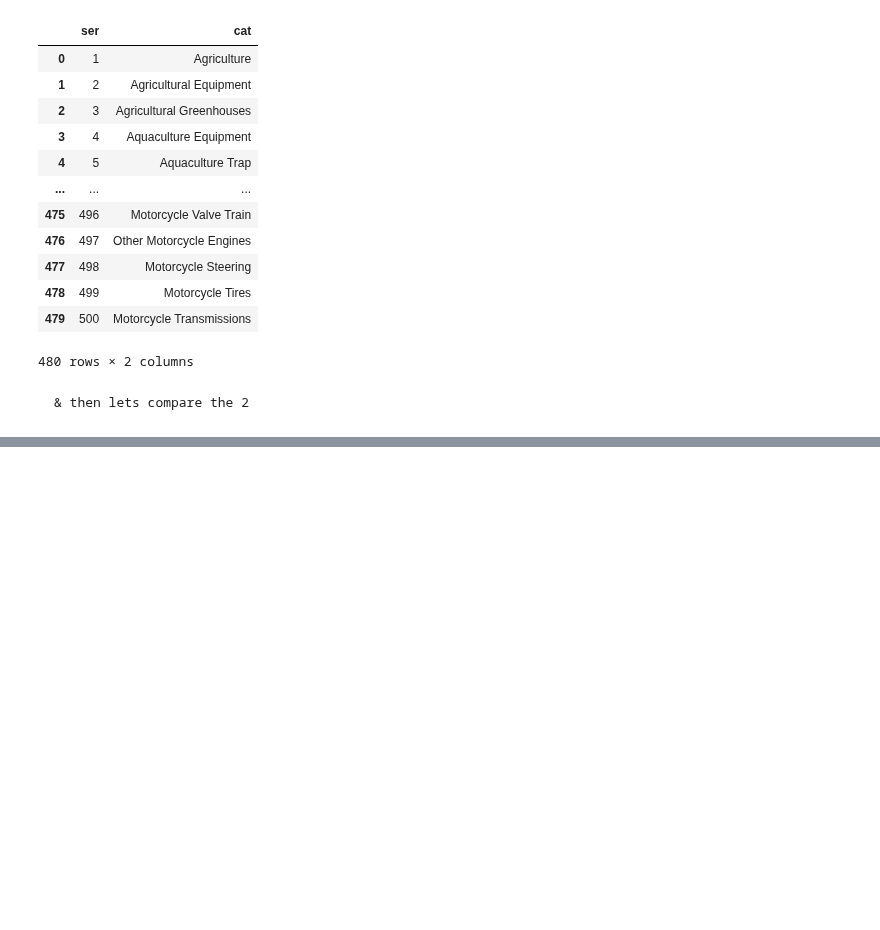
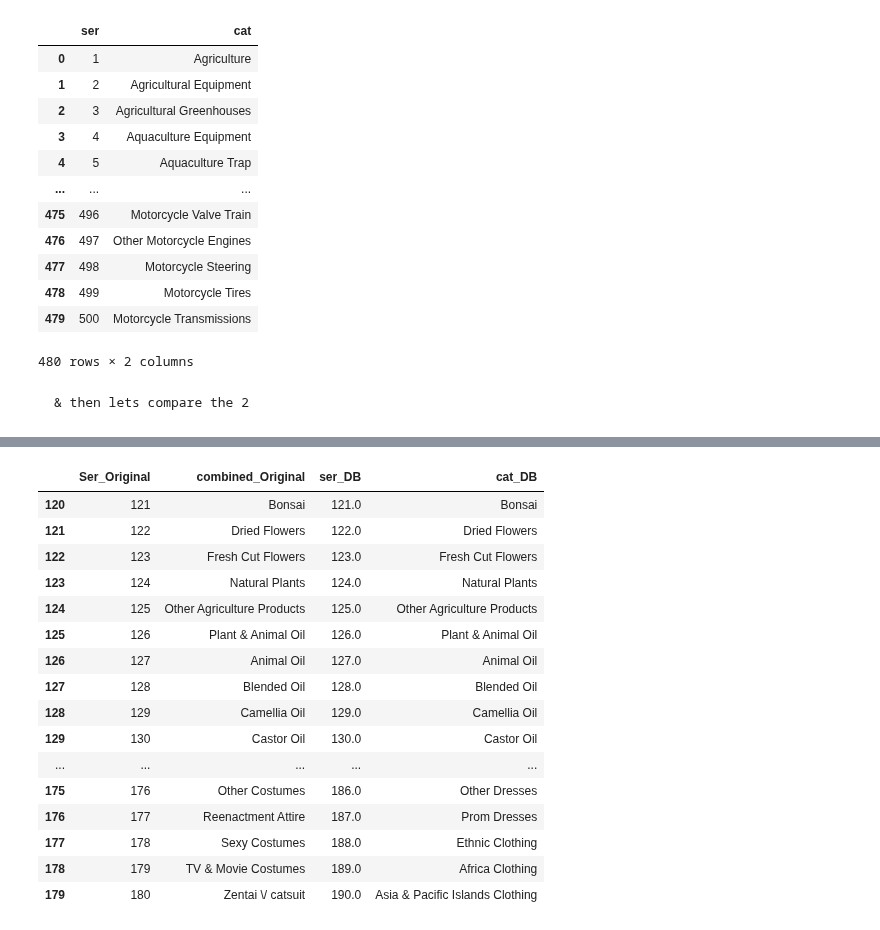
Before and after one commit to almsam/ISupply-project, a Jupyter notebook: db upload/Map upload/DataBase upload NB loss tracking.ipynb, the cells around one changed output, grey strips where cells are left out. Cells and saved outputs as stored; diff of their text form; code cells hidden in the pictures; blank space fills up the shorter version.

```diff
--- a/db upload/Map upload/DataBase upload NB loss tracking.ipynb
+++ b/db upload/Map upload/DataBase upload NB loss tracking.ipynb
@@ -179,0 +183,20 @@ dfMerged
+# %%
+dfMerged = dfMerged.iloc[120:500]; dfMerged.head(60)
+# %% [output]
+|  | Ser_Original | combined_Original | ser_DB | cat_DB |
+| 120 | 121 | Bonsai | 121.0 | Bonsai |
+| 121 | 122 | Dried Flowers | 122.0 | Dried Flowers |
+| 122 | 123 | Fresh Cut Flowers | 123.0 | Fresh Cut Flowers |
+| 123 | 124 | Natural Plants | 124.0 | Natural Plants |
+| 124 | 125 | Other Agriculture Products | 125.0 | Other Agriculture Products |
+| 125 | 126 | Plant & Animal Oil | 126.0 | Plant & Animal Oil |
+| 126 | 127 | Animal Oil | 127.0 | Animal Oil |
+| 127 | 128 | Blended Oil | 128.0 | Blended Oil |
+| 128 | 129 | Camellia Oil | 129.0 | Camellia Oil |
+| 129 | 130 | Castor Oil | 130.0 | Castor Oil |
+| ... | ... | ... | ... | ... |
+| 175 | 176 | Other Costumes | 186.0 | Other Dresses |
+| 176 | 177 | Reenactment Attire | 187.0 | Prom Dresses |
+| 177 | 178 | Sexy Costumes | 188.0 | Ethnic Clothing |
+| 178 | 179 | TV & Movie Costumes | 189.0 | Africa Clothing |
+| 179 | 180 | Zentai \/ catsuit | 190.0 | Asia & Pacific Islands Clothing |
```
Also changed, not shown: parts of 1 cell of this notebook.
